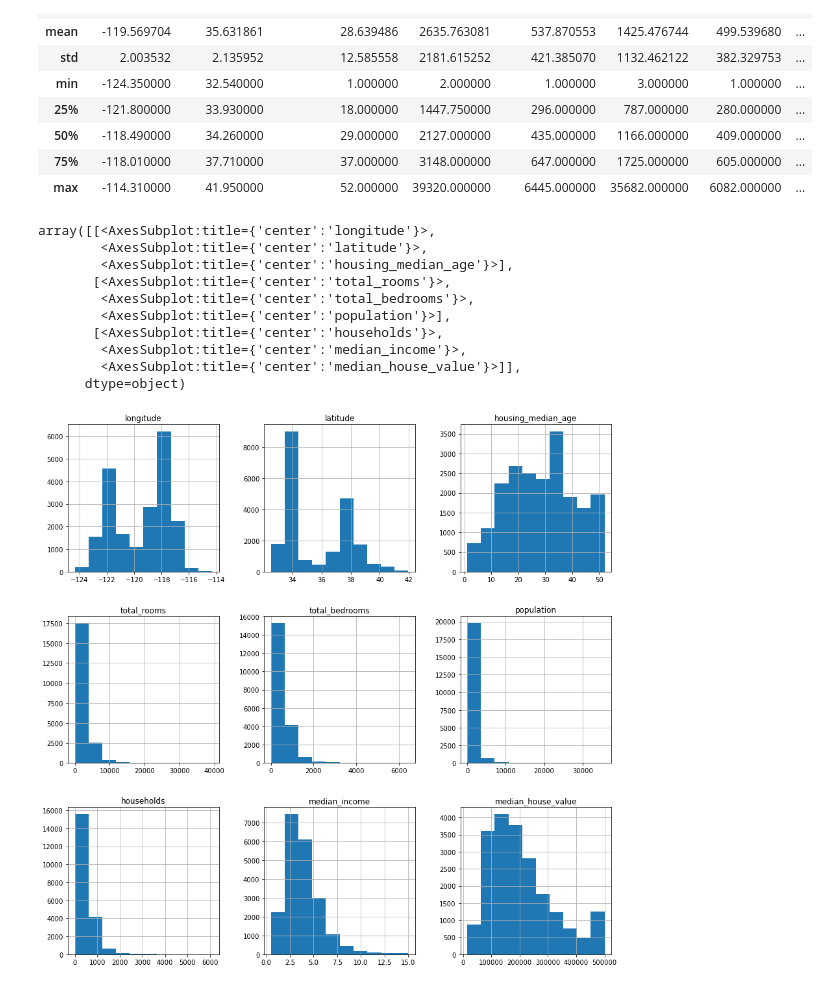
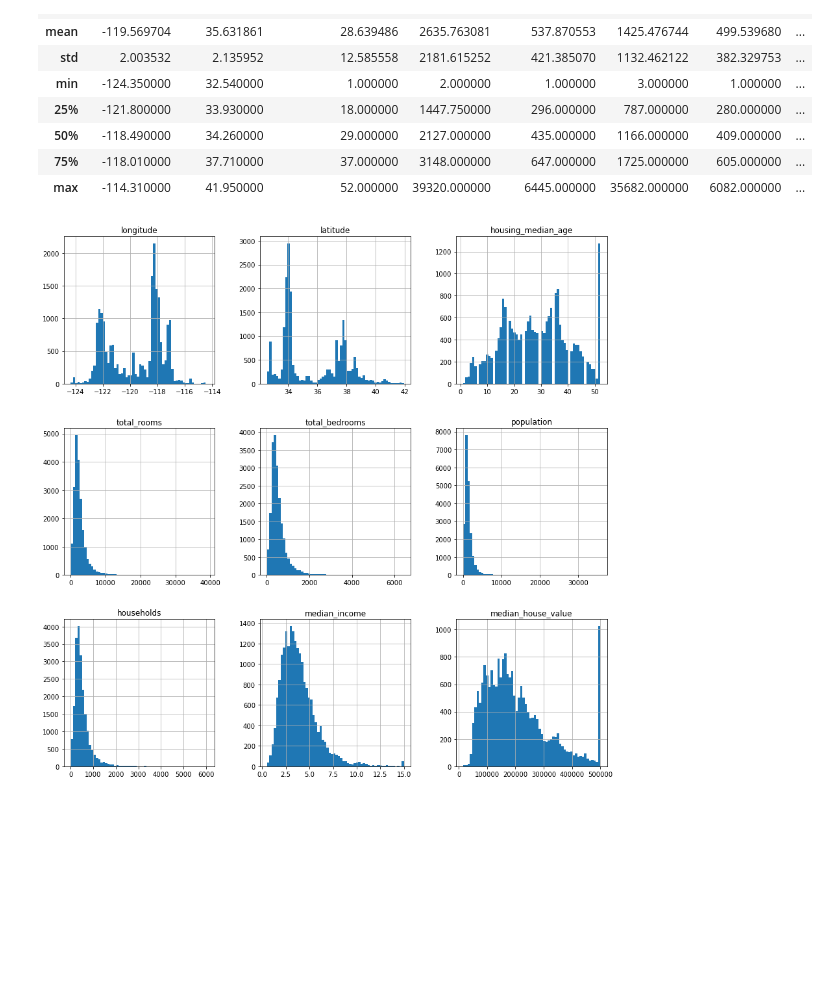
Before and after one commit to Jkhattak/ml, a Jupyter notebook: Housing.ipynb, the cells around one changed output. Drawn from its saved outputs; the diff is of its cells as text; code cells hidden in the pictures; blank space fills up the shorter version.

```diff
--- a/Housing.ipynb
+++ b/Housing.ipynb
@@ -61,16 +62,8 @@ data.describe()
 | 75% | -118.010000 | 37.710000 | 37.000000 | 3148.000000 | 647.000000 | 1725.000000 | 605.000000 | ... |
 | max | -114.310000 | 41.950000 | 52.000000 | 39320.000000 | 6445.000000 | 35682.000000 | 6082.000000 | ... |
 # %%
-data.hist(figsize=(15,15))
+%matplotlib inline
+data.hist(bins=60,figsize=(15,15))
+plt.show()
 # %% [output]
-array([[<AxesSubplot:title={'center':'longitude'}>,
-        <AxesSubplot:title={'center':'latitude'}>,
-        <AxesSubplot:title={'center':'housing_median_age'}>],
-       [<AxesSubplot:title={'center':'total_rooms'}>,
-        <AxesSubplot:title={'center':'total_bedrooms'}>,
-        <AxesSubplot:title={'center':'population'}>],
-       [<AxesSubplot:title={'center':'households'}>,
-        <AxesSubplot:title={'center':'median_income'}>,
-        <AxesSubplot:title={'center':'median_house_value'}>]],
-      dtype=object)
-[figure, old version]
+[figure, new version]
```
Also changed, not shown: parts of 1 cell of this notebook.
